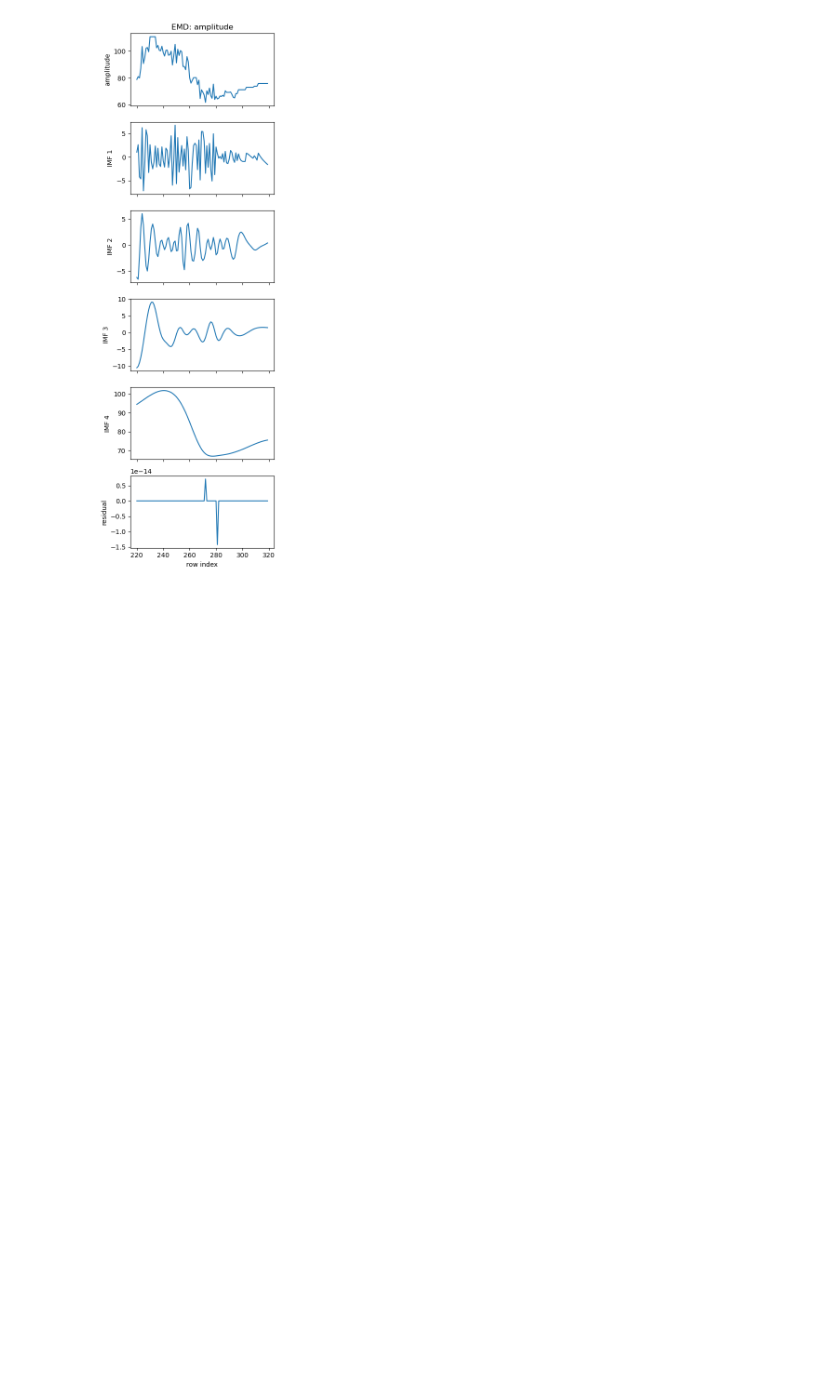
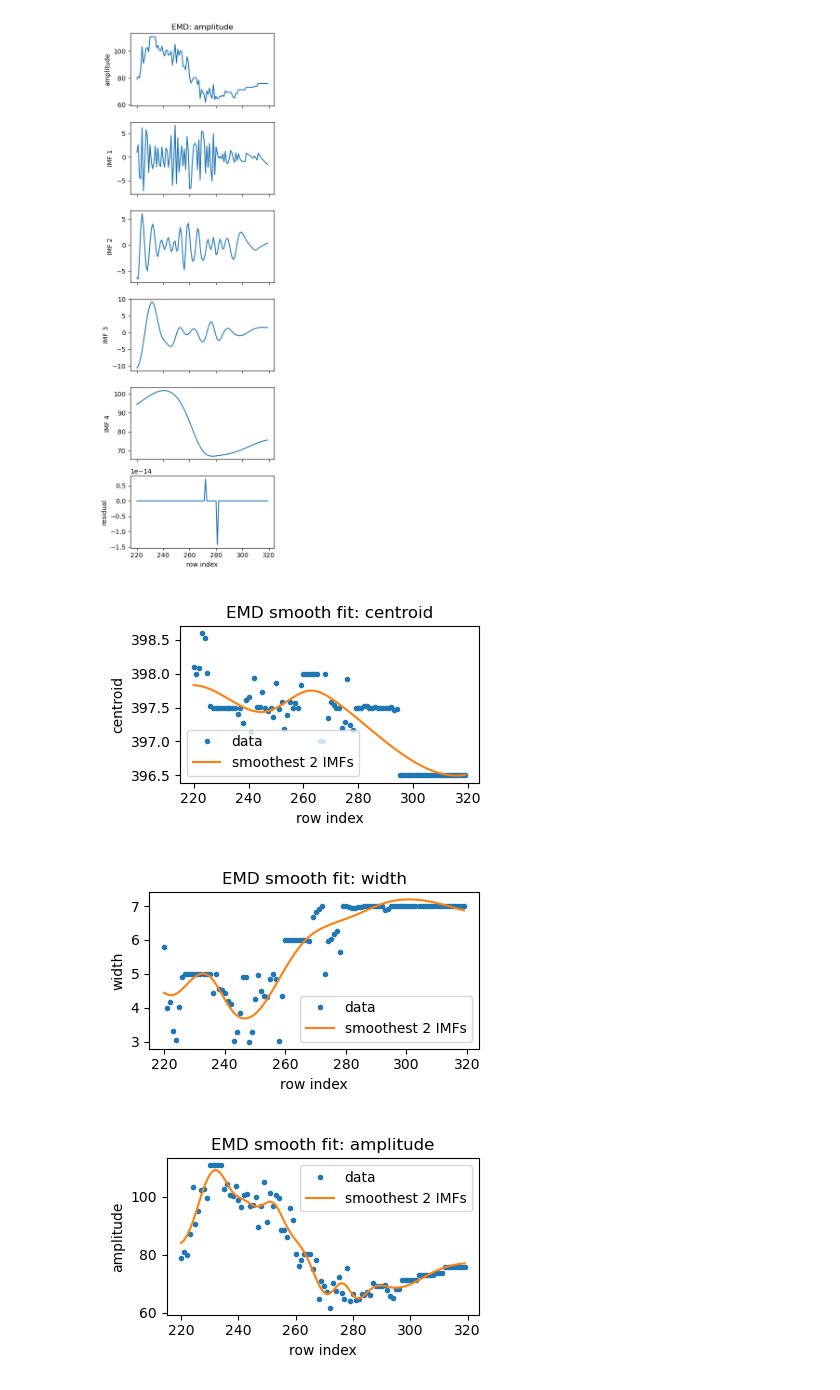
Before and after one commit to parkus/airglow, a Jupyter notebook: notebooks/00_systematics_2d_dev.ipynb, the cells around one changed output. Cells and saved outputs as stored; diff of their text form; code cells hidden in the pictures; blank space fills up the shorter version.

```diff
--- a/notebooks/00_systematics_2d_dev.ipynb
+++ b/notebooks/00_systematics_2d_dev.ipynb
@@ -493,24 +491,28 @@ for name, data, imfs, res in series:
 # %%
 # Plot sum of the smoothest two IMFs as a fit
 series = [
     ("centroid", centroid, centroid_imfs),
     ("width", width, width_imfs),
     ("amplitude", amplitude, amplitude_imfs),
 ]
 
 for name, data, imfs in series:
     if imfs.size == 0:
         continue
     if imfs.shape[0] >= 2:
         smooth = imfs[-1] + imfs[-2]
     else:
         smooth = imfs[-1]
 
     fig, ax = plt.subplots(1, 1, figsize=(4, 2.5))
-    ax.plot(row_x, data, label="data")
+    ax.plot(row_x, data, '.', label="data")
     ax.plot(row_x, smooth, label="smoothest 2 IMFs")
     ax.set_title(f"EMD smooth fit: {name}")
     ax.set_xlabel("row index")
     ax.set_ylabel(name)
     ax.legend()
     plt.tight_layout()
+# %% [output]
+[figure, added]
+[figure, added]
+[figure, added]
```
Also changed, not shown: parts of 2 cells of this notebook.
